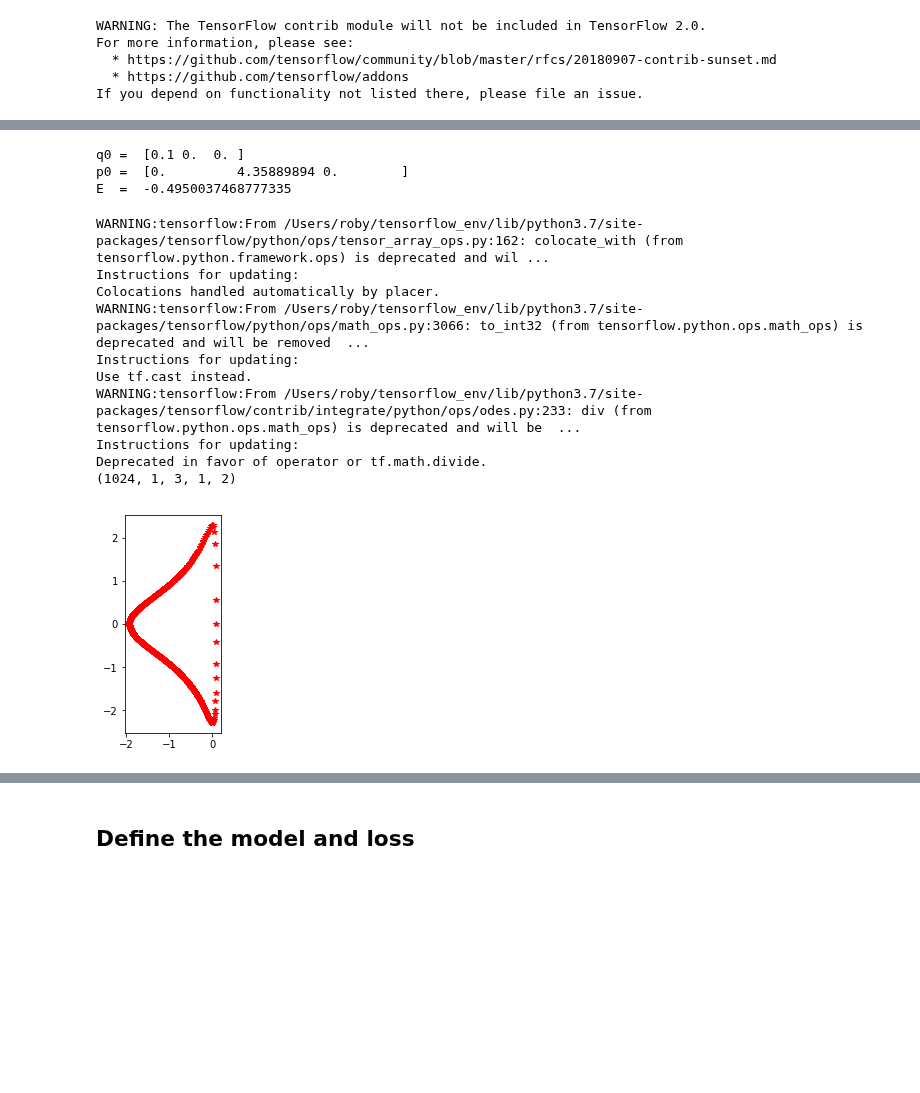
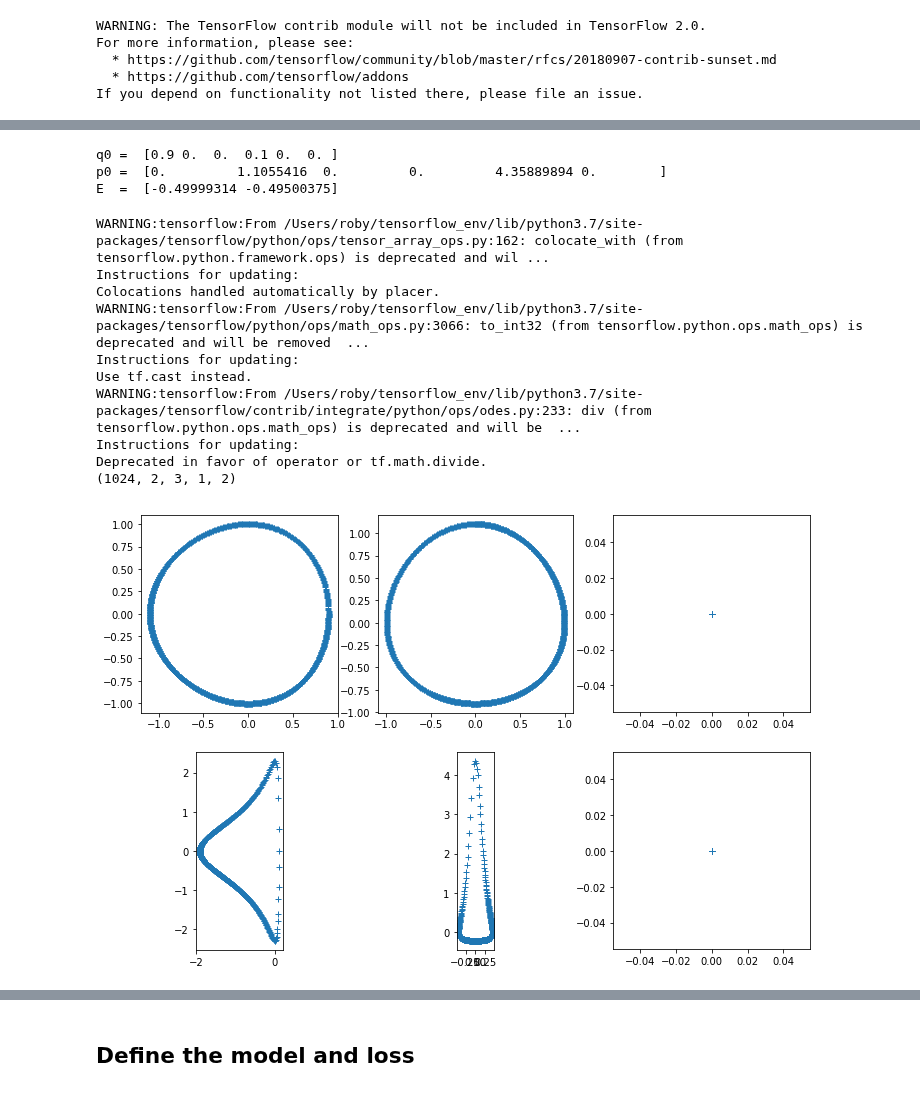
Before and after one commit to rbondesan/CanonicalFlows, a Jupyter notebook: notebooks/kepler-traj.ipynb, the cells around one changed output, grey strips where cells are left out. Saved outputs shown, nothing was run; the diff lists cells and outputs as text; code cells hidden in the pictures; blank space fills up the shorter version.

```diff
--- a/notebooks/kepler-traj.ipynb
+++ b/notebooks/kepler-traj.ipynb
@@ -96,12 +86,7 @@ Get data by sampling trajectories
 #     return hamiltonian_vector_field(settings['hamiltonian'], np.reshape(x, sh), t)
 # traj = solve_ivp(f, [0, 10], np.reshape(x0, flattened_sh))
 # %%
-# Initial conditions
-# r = np.random.RandomState(seed=0)
-# num_samples_actions = 1 # number of distinct initial conditions determining constants of the motion
-# x0 = r.rand(num_samples_actions, settings['d'], settings['num_particles'], 2).astype(NP_DTYPE)
-
-def make_initial_x(eccentricity=np.array(0.6)):
+def make_initial_x_kepler(eccentricity=np.array(0.6)):
     batch = eccentricity.shape[0]
     q1 = np.expand_dims(1 - eccentricity,1)
     p2 = np.expand_dims(np.sqrt((1+eccentricity) / (1-eccentricity)),1)
@@ -109,24 +94,24 @@ def make_initial_x(eccentricity=np.array(0.6)):
     x = np.reshape(np.concatenate((q1, p1, q2, p2, q3, p3),axis=1), [batch,3,1,2])
     return x
 #    x0 = np.reshape([1-eccentricity, 0., 0, np.sqrt((1+eccentricity) / (1-eccentricity)), 0, 0], [1,3,1,2])
-
-eccentricity = np.array([.9])
-assert settings['d']==3 and settings['num_particles']==1
-x0 = make_initial_x(eccentricity)
-q0,p0 = extract_q_p(x0)
-print("q0 = ", np.reshape(q0,[-1]))
-print("p0 = ", np.reshape(p0,[-1]))
-print("E  = ", sess.run( settings['hamiltonian'](x0) ))
-# %% [output]
-q0 =  [0.1 0.  0. ]
-p0 =  [0.         4.35889894 0.        ]
-E  =  -0.4950037468777335
+# %%
+# Initial conditions
+# r = np.random.RandomState(seed=0)
+# num_samples_actions = 1 # number of distinct initial conditions determining constants of the motion
+# x0 = r.rand(num_samples_actions, settings['d'], settings['num_particles'], 2).astype(NP_DTYPE)
+
+eccentricity = np.array([.1, .9])
+assert settings['d']==3 and settings['num_particles']==1
+x0 = make_initial_x_kepler(eccentricity)
+q0,p0 = extract_q_p(x0)
+print("q0 = ", np.reshape(q0,[-1]))
+print("p0 = ", np.reshape(p0,[-1]))
+print("E  = ", sess.run( settings['hamiltonian'](x0) ))
+# %% [output]
+q0 =  [0.9 0.  0.  0.1 0.  0. ]
+p0 =  [0.         1.1055416  0.         0.         4.35889894 0.        ]
+E  =  [-0.49999314 -0.49500375]
 # %%
-# Use HamiltonianFlow as integrator of Hamiltonian
-integrator = HamiltonianFlow(settings['hamiltonian'],
-                             initial_t=0.,
-                             final_t=10.,
-                             num_steps=settings['num_time_samples'])
 traj = sess.run( integrator(x0, return_full_state=True) )
 # traj has shape (num_time_samples,batch,d,n,2). Reinterpret batch and num_time_samples as batch
 print(traj.shape)
@@ -141,14 +126,11 @@ Use tf.cast instead.
 WARNING:tensorflow:From /Users/roby/tensorflow_env/lib/python3.7/site-packages/tensorflow/contrib/integrate/python/ops/odes.py:233: div (from tensorflow.python.ops.math_ops) is deprecated and will be  ...
 Instructions for updating:
 Deprecated in favor of operator or tf.math.divide.
-(1024, 1, 3, 1, 2)
+(1024, 2, 3, 1, 2)
-# %%
-# orbits
-dd = 0; nn = 0; bb = 0;
-plt.plot(qtraj[:,bb,dd,nn,0], ptraj[:,bb,dd,nn,0],'r*')
-#plt.plot(qtraj[:,bb,0,nn,0], qtraj[:,bb,1,nn,0],'b+')
-plt.gca().set_aspect('equal', adjustable='box')
-# %% [output]
-[figure, removed]
+# %%
+# orbits
+plot_traj(settings, qtraj, ptraj)
+# %% [output]
+[figure, added]
 # %%
 # qtraj[:,dd,nn,0] # all zeros since because of the initial conditions, in the xy plane only
```
Also changed, not shown: parts of 25 cells of this notebook, 6 other files.
